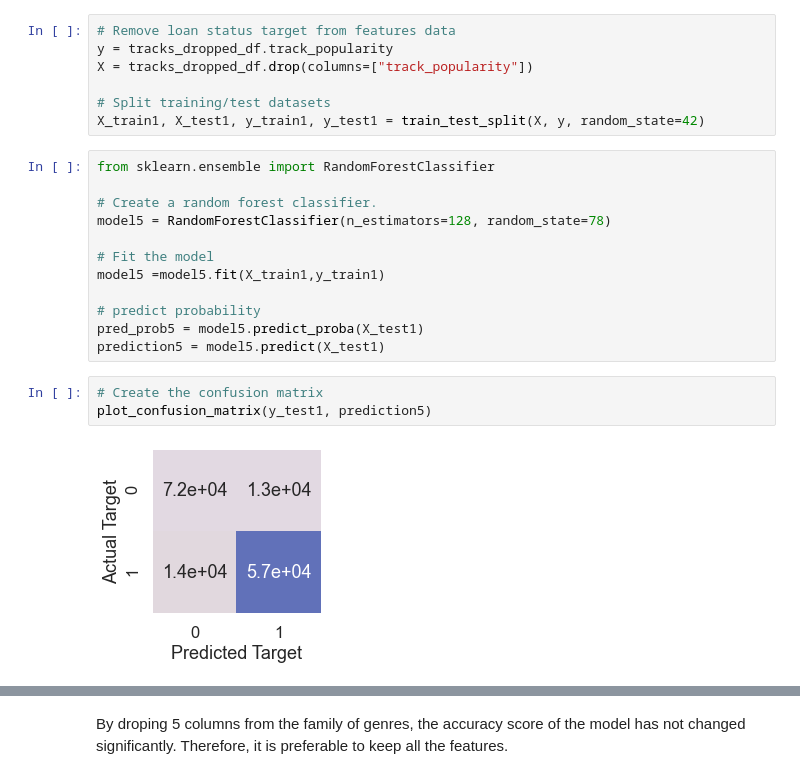
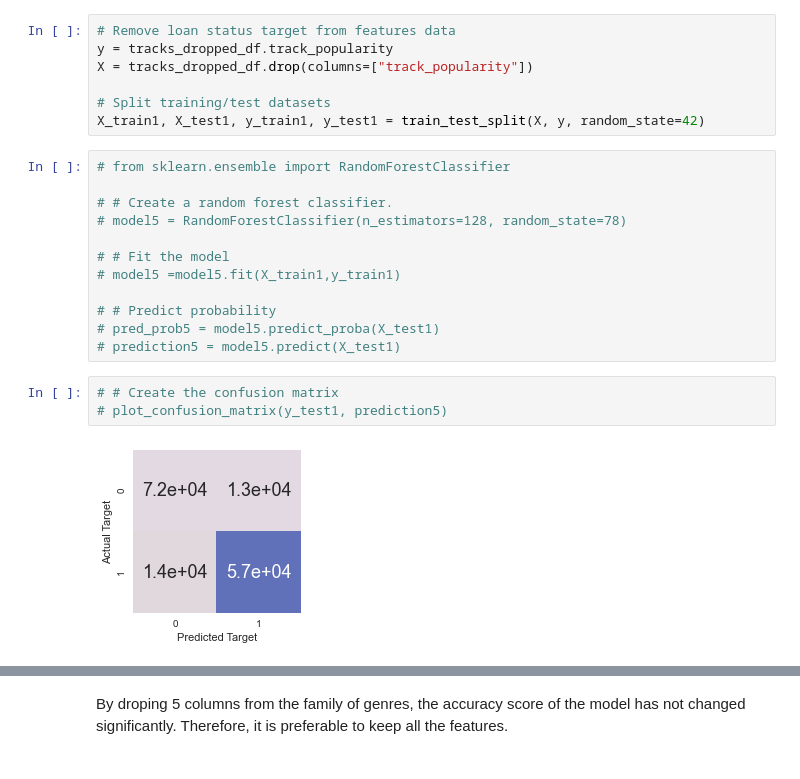
Before and after one commit to halmasieh/Spotify_Analysis, a Jupyter notebook: ML_models_target_tracks .ipynb, the cells around one changed output, grey strips where cells are left out. Saved outputs shown, nothing was run; the diff lists cells and outputs as text.

```diff
--- a/ML_models_target_tracks .ipynb
+++ b/ML_models_target_tracks .ipynb
@@ -323,20 +398,20 @@ X = tracks_dropped_df.drop(columns=["track_popularity"])
 # Split training/test datasets
 X_train1, X_test1, y_train1, y_test1 = train_test_split(X, y, random_state=42)
 # %%
-from sklearn.ensemble import RandomForestClassifier
+# from sklearn.ensemble import RandomForestClassifier
 
-# Create a random forest classifier.
-model5 = RandomForestClassifier(n_estimators=128, random_state=78)
+# # Create a random forest classifier.
+# model5 = RandomForestClassifier(n_estimators=128, random_state=78)
 
-# Fit the model
-model5 =model5.fit(X_train1,y_train1)
+# # Fit the model
+# model5 =model5.fit(X_train1,y_train1)
 
-# predict probability
-pred_prob5 = model5.predict_proba(X_test1)
-prediction5 = model5.predict(X_test1)
+# # Predict probability
+# pred_prob5 = model5.predict_proba(X_test1)
+# prediction5 = model5.predict(X_test1)
 # %%
-# Create the confusion matrix
-plot_confusion_matrix(y_test1, prediction5)
+# # Create the confusion matrix
+# plot_confusion_matrix(y_test1, prediction5)
 # %% [output]
-[figure, old version]
+[figure, new version]
 # %%
```
Also changed, not shown: parts of 57 cells of this notebook, 4 other files.
